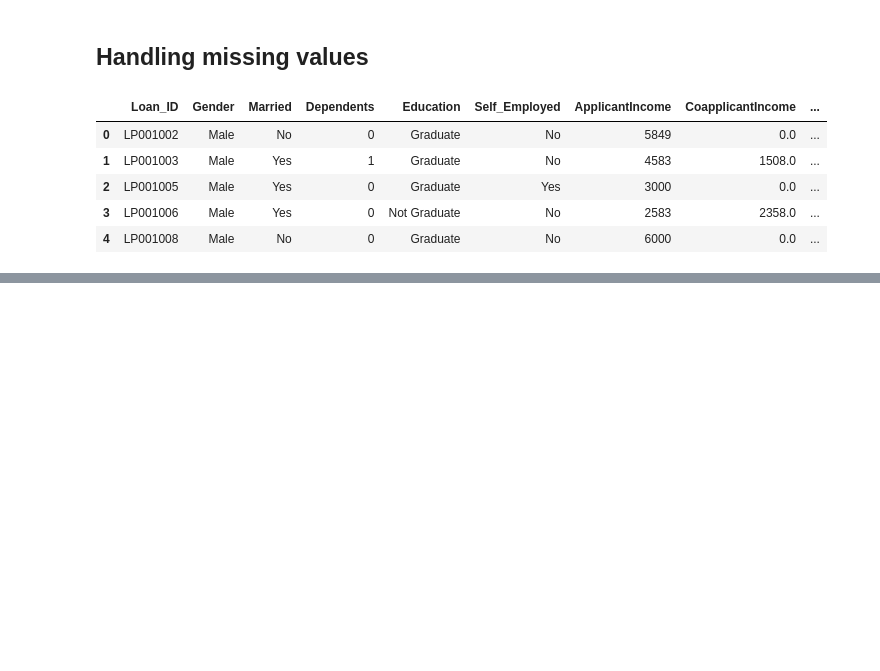
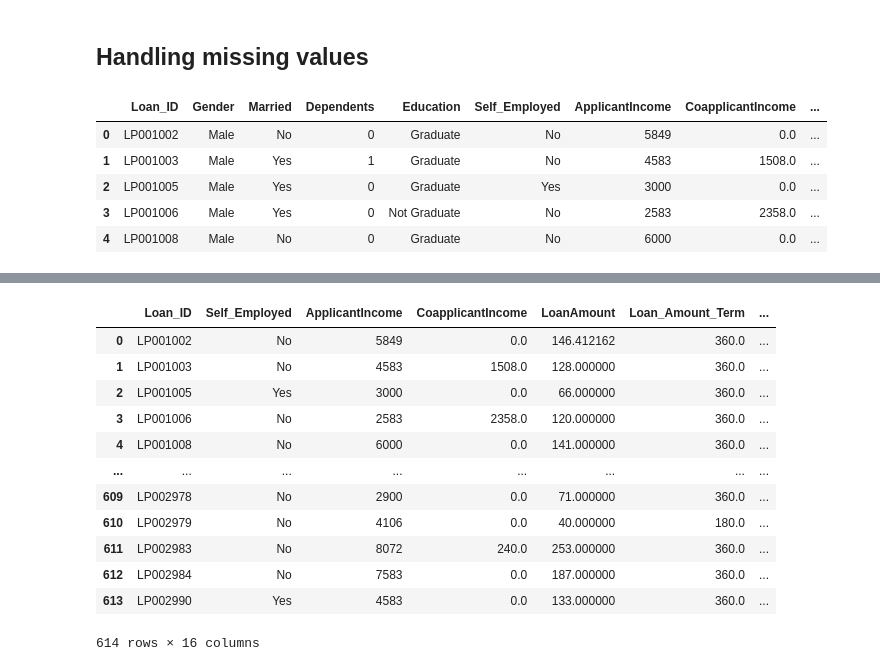
Before and after one commit to Koushikgoud008/Machine-Learning--basics, a Jupyter notebook: week7.ipynb, the cells around one changed output, grey strips where cells are left out. Saved outputs shown, nothing was run; the diff lists cells and outputs as text; code cells hidden in the pictures; blank space fills up the shorter version.

```diff
--- a/week7.ipynb
+++ b/week7.ipynb
@@ -118,0 +195,28 @@ data.head(5)
+# %%
+df2= pd.get_dummies(data['Married'],prefix='Married',drop_first=True)
+data=pd.concat([data,df2],axis=1).drop(['Married'],axis=1)
+# %%
+df3= pd.get_dummies(data['Dependents'],prefix='Dependents',drop_first=True)
+data=pd.concat([data,df3],axis=1).drop(['Dependents'],axis=1)
+# %%
+df4= pd.get_dummies(data['Education'],prefix='Education',drop_first=True)
+data=pd.concat([data,df4],axis=1).drop(['Education'],axis=1)
+# %%
+df5= pd.get_dummies(data['Property_Area'],prefix='Property_Area',drop_first=True)
+data=pd.concat([data,df5],axis=1).drop(['Property_Area'],axis=1)
+# %%
+data
+# %% [output]
+|  | Loan_ID | Self_Employed | ApplicantIncome | CoapplicantIncome | LoanAmount | Loan_Amount_Term | ... |
+| 0 | LP001002 | No | 5849 | 0.0 | 146.412162 | 360.0 | ... |
+| 1 | LP001003 | No | 4583 | 1508.0 | 128.000000 | 360.0 | ... |
+| 2 | LP001005 | Yes | 3000 | 0.0 | 66.000000 | 360.0 | ... |
+| 3 | LP001006 | No | 2583 | 2358.0 | 120.000000 | 360.0 | ... |
+| 4 | LP001008 | No | 6000 | 0.0 | 141.000000 | 360.0 | ... |
+| ... | ... | ... | ... | ... | ... | ... | ... |
+| 609 | LP002978 | No | 2900 | 0.0 | 71.000000 | 360.0 | ... |
+| 610 | LP002979 | No | 4106 | 0.0 | 40.000000 | 180.0 | ... |
+| 611 | LP002983 | No | 8072 | 240.0 | 253.000000 | 360.0 | ... |
+| 612 | LP002984 | No | 7583 | 0.0 | 187.000000 | 360.0 | ... |
+| 613 | LP002990 | Yes | 4583 | 0.0 | 133.000000 | 360.0 | ... |
+614 rows × 16 columns
```
Also changed, not shown: parts of 18 cells of this notebook.
